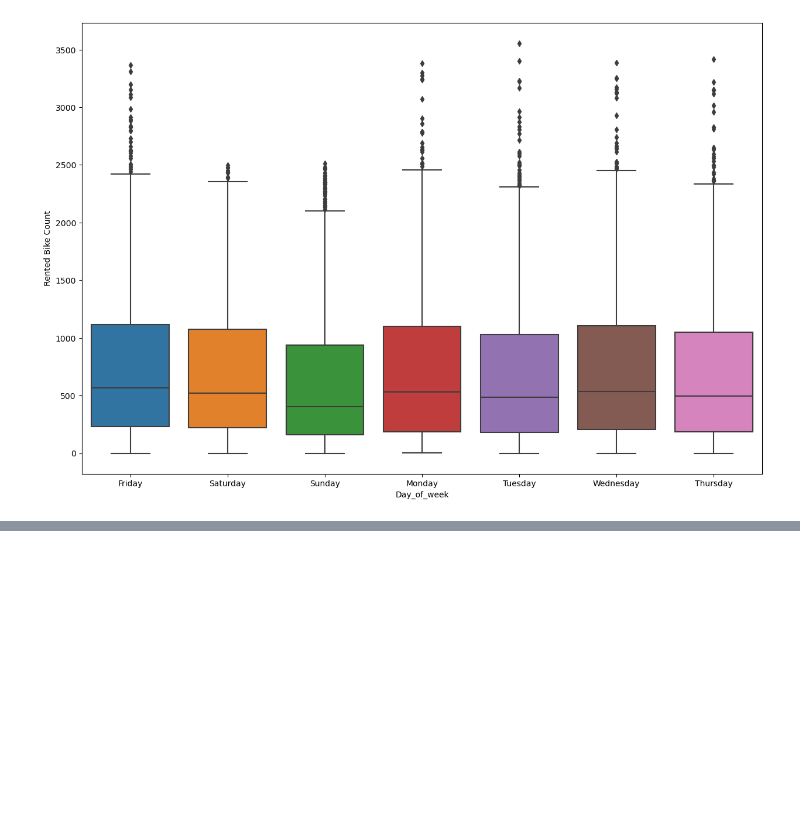
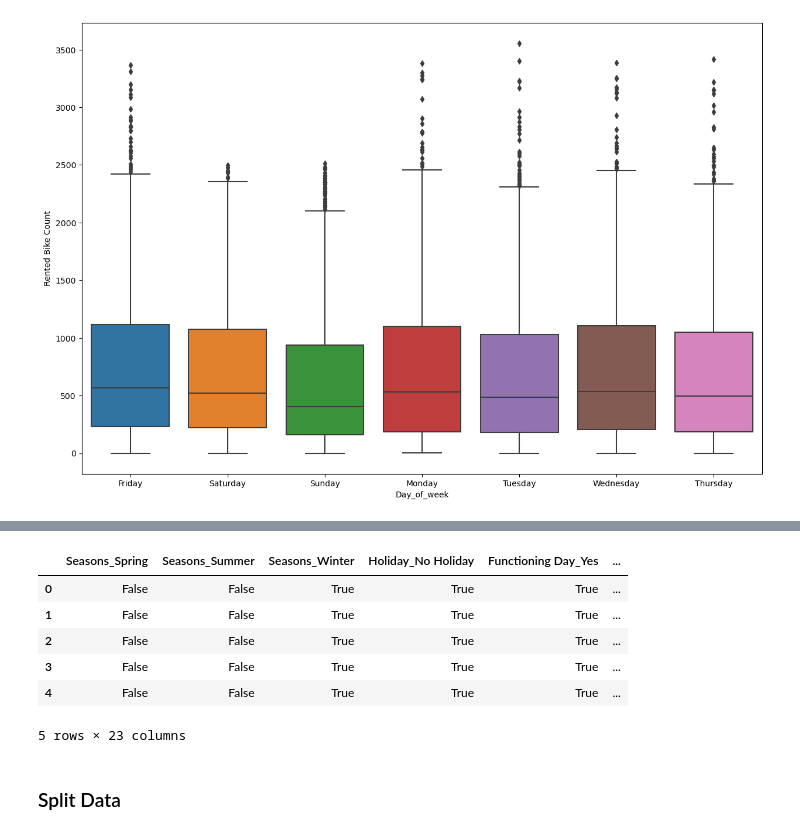
Before and after one commit to mobeloper/machinelearning, a Jupyter notebook: Incremental_Capstone/Capstone Session 5/w5_incremental_capstone.ipynb, the cells around one changed output, grey strips where cells are left out. Drawn from its saved outputs; the diff is of its cells as text; code cells hidden in the pictures; blank space fills up the shorter version.

```diff
--- a/Incremental_Capstone/Capstone Session 5/w5_incremental_capstone.ipynb
+++ b/Incremental_Capstone/Capstone Session 5/w5_incremental_capstone.ipynb
@@ -214,0 +247,13 @@ for column in categorical_df.columns:
+# %%
+final_df = pd.concat([dummy_categories,numeric_df], axis=1)
+final_df.head()
+# %% [output]
+|  | Seasons_Spring | Seasons_Summer | Seasons_Winter | Holiday_No Holiday | Functioning Day_Yes | ... |
+| 0 | False | False | True | True | True | ... |
+| 1 | False | False | True | True | True | ... |
+| 2 | False | False | True | True | True | ... |
+| 3 | False | False | True | True | True | ... |
+| 4 | False | False | True | True | True | ... |
+5 rows × 23 columns
+# %% [markdown]
+### Split Data
```
Also changed, not shown: parts of 37 cells of this notebook.
